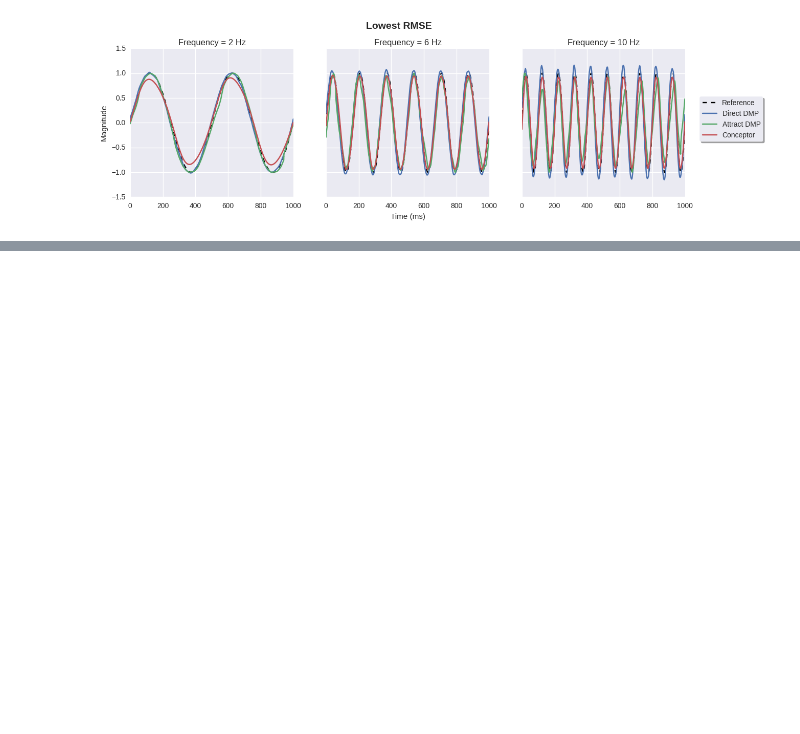
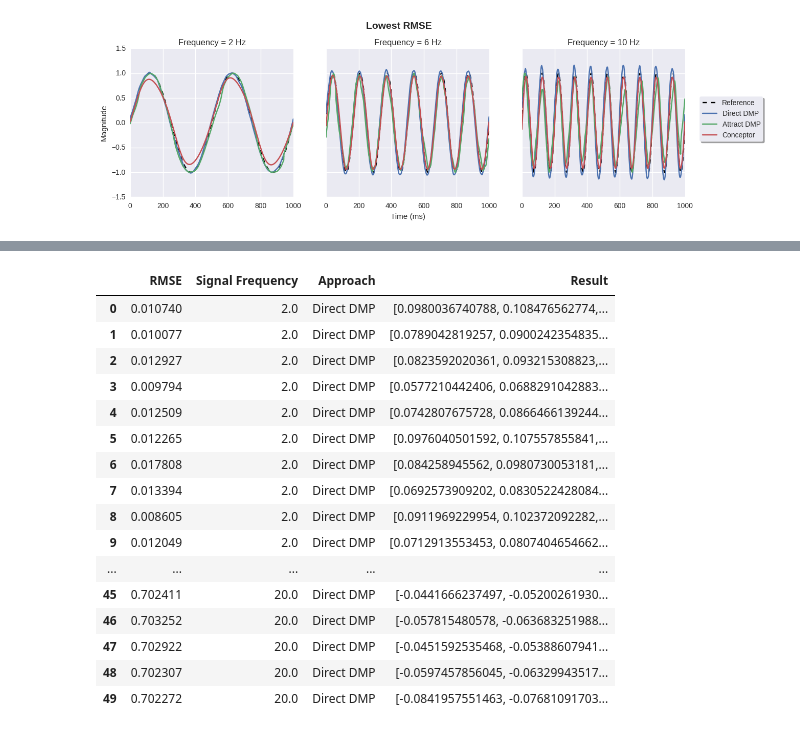
Before and after one commit to Seanny123/nef-conceptors, a Jupyter notebook: repr_analysis.ipynb, the cells around one changed output, grey strips where cells are left out. Cells and saved outputs as stored; diff of their text form; code cells hidden in the pictures; blank space fills up the shorter version.

```diff
--- a/repr_analysis.ipynb
+++ b/repr_analysis.ipynb
@@ -193,0 +221,20 @@ plt.savefig("compwave.pdf", format="pdf", bbox_i)
+# %%
+ddr
+# %% [output]
+|  | RMSE | Signal Frequency | Approach | Result |
+| 0 | 0.010740 | 2.0 | Direct DMP | [0.0980036740788, 0.108476562774,... |
+| 1 | 0.010077 | 2.0 | Direct DMP | [0.0789042819257, 0.0900242354835... |
+| 2 | 0.012927 | 2.0 | Direct DMP | [0.0823592020361, 0.093215308823,... |
+| 3 | 0.009794 | 2.0 | Direct DMP | [0.0577210442406, 0.0688291042883... |
+| 4 | 0.012509 | 2.0 | Direct DMP | [0.0742807675728, 0.0866466139244... |
+| 5 | 0.012265 | 2.0 | Direct DMP | [0.0976040501592, 0.107557855841,... |
+| 6 | 0.017808 | 2.0 | Direct DMP | [0.084258945562, 0.0980730053181,... |
+| 7 | 0.013394 | 2.0 | Direct DMP | [0.0692573909202, 0.0830522428084... |
+| 8 | 0.008605 | 2.0 | Direct DMP | [0.0911969229954, 0.102372092282,... |
+| 9 | 0.012049 | 2.0 | Direct DMP | [0.0712913553453, 0.0807404654662... |
+| ... | ... | ... | ... | ... |
+| 45 | 0.702411 | 20.0 | Direct DMP | [-0.0441666237497, -0.05200261930... |
+| 46 | 0.703252 | 20.0 | Direct DMP | [-0.057815480578, -0.063683251988... |
+| 47 | 0.702922 | 20.0 | Direct DMP | [-0.0451592535468, -0.05388607941... |
+| 48 | 0.702307 | 20.0 | Direct DMP | [-0.0597457856045, -0.06329943517... |
+| 49 | 0.702272 | 20.0 | Direct DMP | [-0.0841957551463, -0.07681091703... |
```
Also changed, not shown: parts of 4 cells of this notebook, 1 other file.
